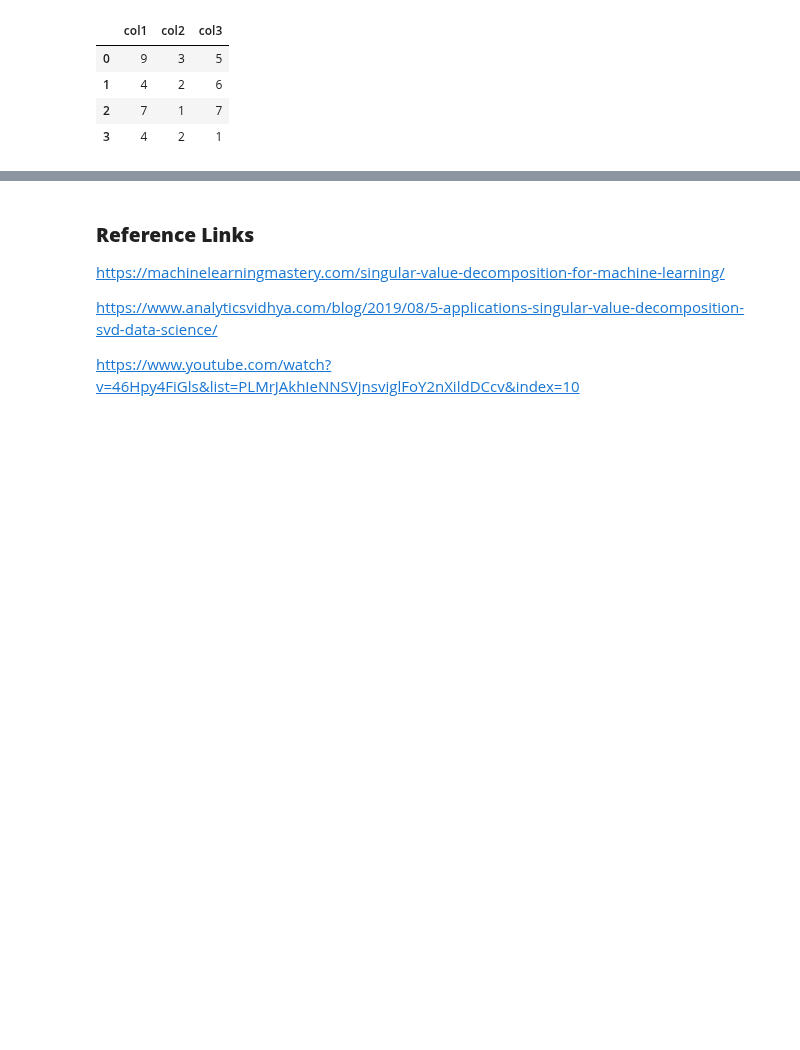
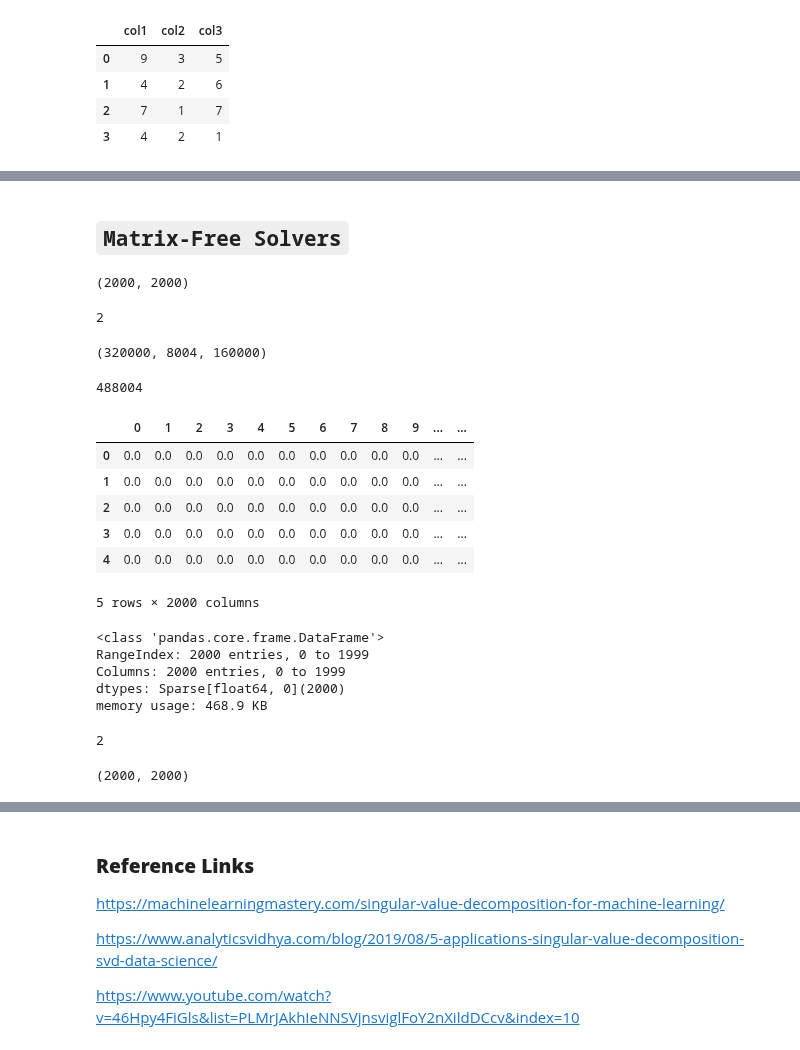
Before and after one commit to raj-shr-git/AAIC_Practice, a Jupyter notebook: ASSIGNMENTS/SA1_Dimensionality_Reduction.ipynb, the cells around one changed output, grey strips where cells are left out. Drawn from its saved outputs; the diff is of its cells as text; code cells hidden in the pictures; blank space fills up the shorter version.

```diff
--- a/ASSIGNMENTS/SA1_Dimensionality_Reduction.ipynb
+++ b/ASSIGNMENTS/SA1_Dimensionality_Reduction.ipynb
@@ -184,0 +305,2 @@ X2
+# %% [markdown]
+## **``Matrix-Free Solvers``**
@@ -184,0 +311,45 @@ X2
+# %%
+X_sp = sparse_random(2000, 2000, density=0.01, format='csr',random_state=42)
+# %%
+X_sp.shape
+# %% [output]
+(2000, 2000)
+# %%
+X_sp.ndim
+# %% [output]
+2
+# %%
+X_sp.data.nbytes, X_sp.indptr.nbytes, X_sp.indices.nbytes
+# %% [output]
+(320000, 8004, 160000)
+# %%
+X_sp.data.nbytes + X_sp.indptr.nbytes + X_sp.indices.nbytes
+# %% [output]
+488004
+# %%
+X_sp_matrix = pd.DataFrame.sparse.from_spmatrix(X_sp)
+X_sp_matrix.head()
+# %% [output]
+|  | 0 | 1 | 2 | 3 | 4 | 5 | 6 | 7 | 8 | 9 | ... | ... |
+| 0 | 0.0 | 0.0 | 0.0 | 0.0 | 0.0 | 0.0 | 0.0 | 0.0 | 0.0 | 0.0 | ... | ... |
+| 1 | 0.0 | 0.0 | 0.0 | 0.0 | 0.0 | 0.0 | 0.0 | 0.0 | 0.0 | 0.0 | ... | ... |
+| 2 | 0.0 | 0.0 | 0.0 | 0.0 | 0.0 | 0.0 | 0.0 | 0.0 | 0.0 | 0.0 | ... | ... |
+| 3 | 0.0 | 0.0 | 0.0 | 0.0 | 0.0 | 0.0 | 0.0 | 0.0 | 0.0 | 0.0 | ... | ... |
+| 4 | 0.0 | 0.0 | 0.0 | 0.0 | 0.0 | 0.0 | 0.0 | 0.0 | 0.0 | 0.0 | ... | ... |
+5 rows × 2000 columns
+# %%
+X_sp_matrix.info()
+# %% [output]
+<class 'pandas.core.frame.DataFrame'>
+RangeIndex: 2000 entries, 0 to 1999
+Columns: 2000 entries, 0 to 1999
+dtypes: Sparse[float64, 0](2000)
+memory usage: 468.9 KB
+# %%
+X_sp_matrix.ndim
+# %% [output]
+2
+# %%
+X_sp_matrix.shape
+# %% [output]
+(2000, 2000)
```
Also changed, not shown: parts of 70 cells of this notebook, 1 other file.
